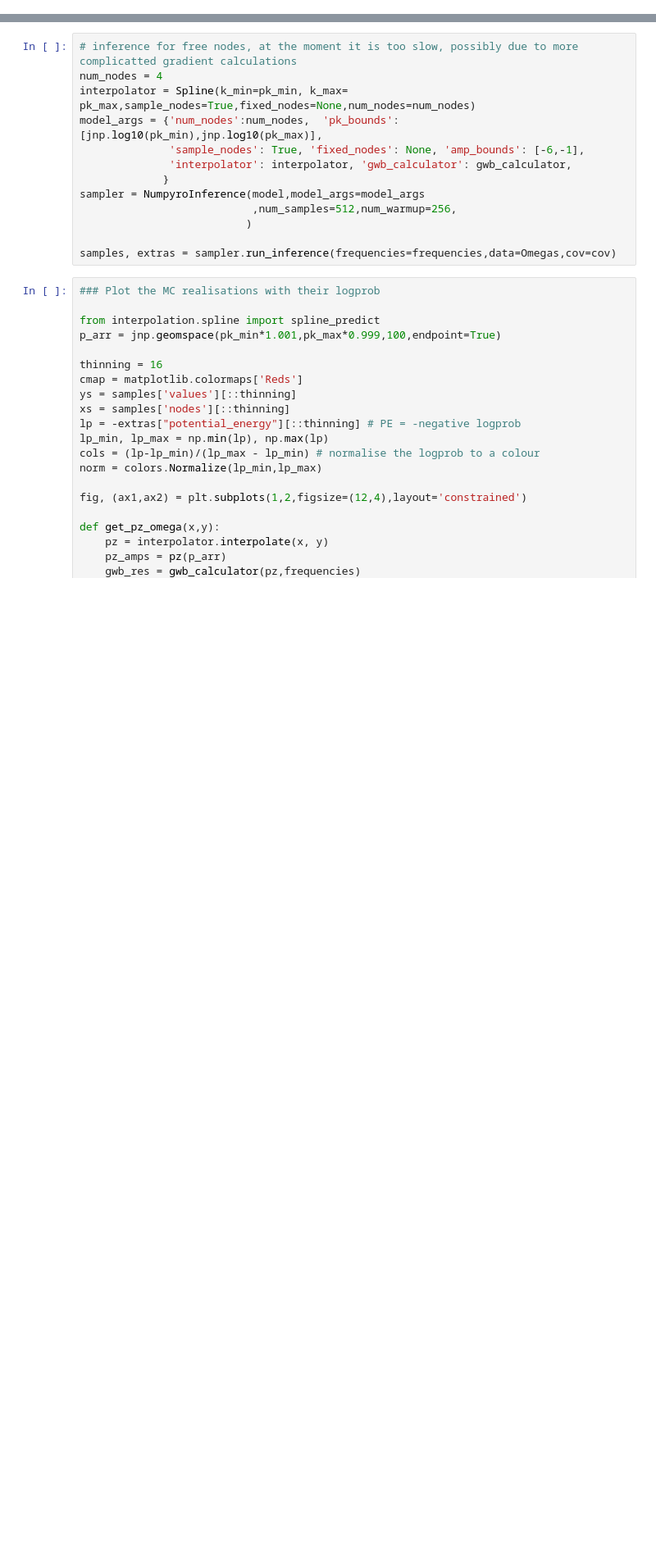
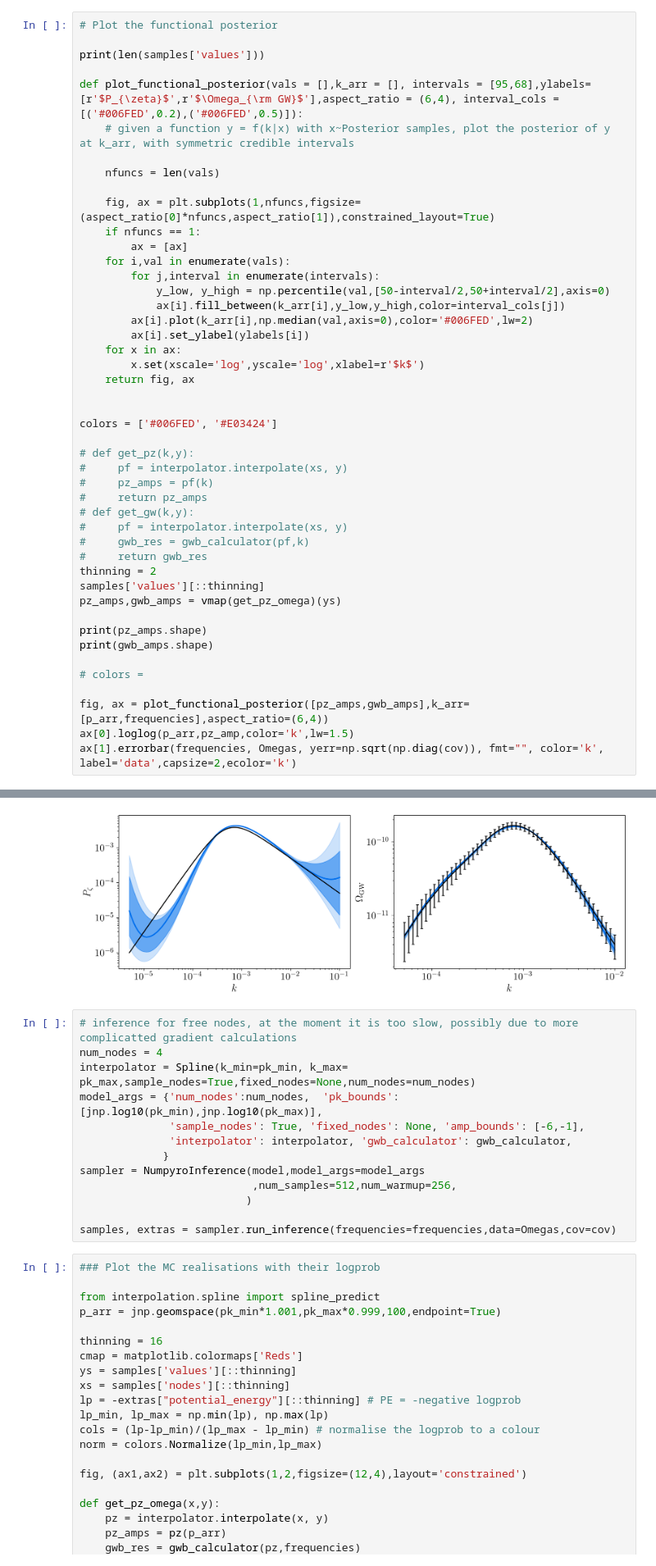
Before and after one commit to Ameek94/SIGW_Inverse, a Jupyter notebook: examples/bpl.ipynb, the cells around one changed output, grey strips where cells are left out. Shown at 82% size. Drawn from its saved outputs; the diff is of its cells as text; blank space fills up the shorter version.

```diff
--- a/examples/bpl.ipynb
+++ b/examples/bpl.ipynb
@@ -136,0 +162,47 @@ fig.colorbar(cm.ScalarMappable(norm=norm,cmap=cmap),ax=[ax1,ax2],label='Logprob'
+# %%
+# Plot the functional posterior
+
+print(len(samples['values']))
+
+def plot_functional_posterior(vals = [],k_arr = [], intervals = [95,68],ylabels=[r'$P_{\zeta}$',r'$\Omega_{\rm GW}$'],aspect_ratio = (6,4), interval_cols = [('#006FED',0.2),('#006FED',0.5)]):
+    # given a function y = f(k|x) with x~Posterior samples, plot the posterior of y at k_arr, with symmetric credible intervals
+
+    nfuncs = len(vals)
+
+    fig, ax = plt.subplots(1,nfuncs,figsize=(aspect_ratio[0]*nfuncs,aspect_ratio[1]),constrained_layout=True)
+    if nfuncs == 1:
+        ax = [ax]
+    for i,val in enumerate(vals):
+        for j,interval in enumerate(intervals):
+            y_low, y_high = np.percentile(val,[50-interval/2,50+interval/2],axis=0)
+            ax[i].fill_between(k_arr[i],y_low,y_high,color=interval_cols[j])
+        ax[i].plot(k_arr[i],np.median(val,axis=0),color='#006FED',lw=2)
+        ax[i].set_ylabel(ylabels[i])
+    for x in ax:
+        x.set(xscale='log',yscale='log',xlabel=r'$k$')
+    return fig, ax
+
+
+colors = ['#006FED', '#E03424']
+
+# def get_pz(k,y):
+#     pf = interpolator.interpolate(xs, y)
+#     pz_amps = pf(k)
+#     return pz_amps
+# def get_gw(k,y):
+#     pf = interpolator.interpolate(xs, y)
+#     gwb_res = gwb_calculator(pf,k)
+#     return gwb_res
+thinning = 2
+samples['values'][::thinning]
+pz_amps,gwb_amps = vmap(get_pz_omega)(ys)
+
+print(pz_amps.shape)
+print(gwb_amps.shape)
+
+# colors =
+
+fig, ax = plot_functional_posterior([pz_amps,gwb_amps],k_arr=[p_arr,frequencies],aspect_ratio=(6,4))
+ax[0].loglog(p_arr,pz_amp,color='k',lw=1.5)
+ax[1].errorbar(frequencies, Omegas, yerr=np.sqrt(np.diag(cov)), fmt="", color='k', label='data',capsize=2,ecolor='k')
+# %% [output]
@@ -137,3 +213,4 @@ fig.colorbar(cm.ScalarMappable(norm=norm,cmap=cmap),ax=[ax1,ax2],label='Logprob'
+[figure, added]
 # %%
 # inference for free nodes, at the moment it is too slow, possibly due to more complicatted gradient calculations
 num_nodes = 4
```
Also changed, not shown: parts of 13 cells of this notebook, 45 other files.
